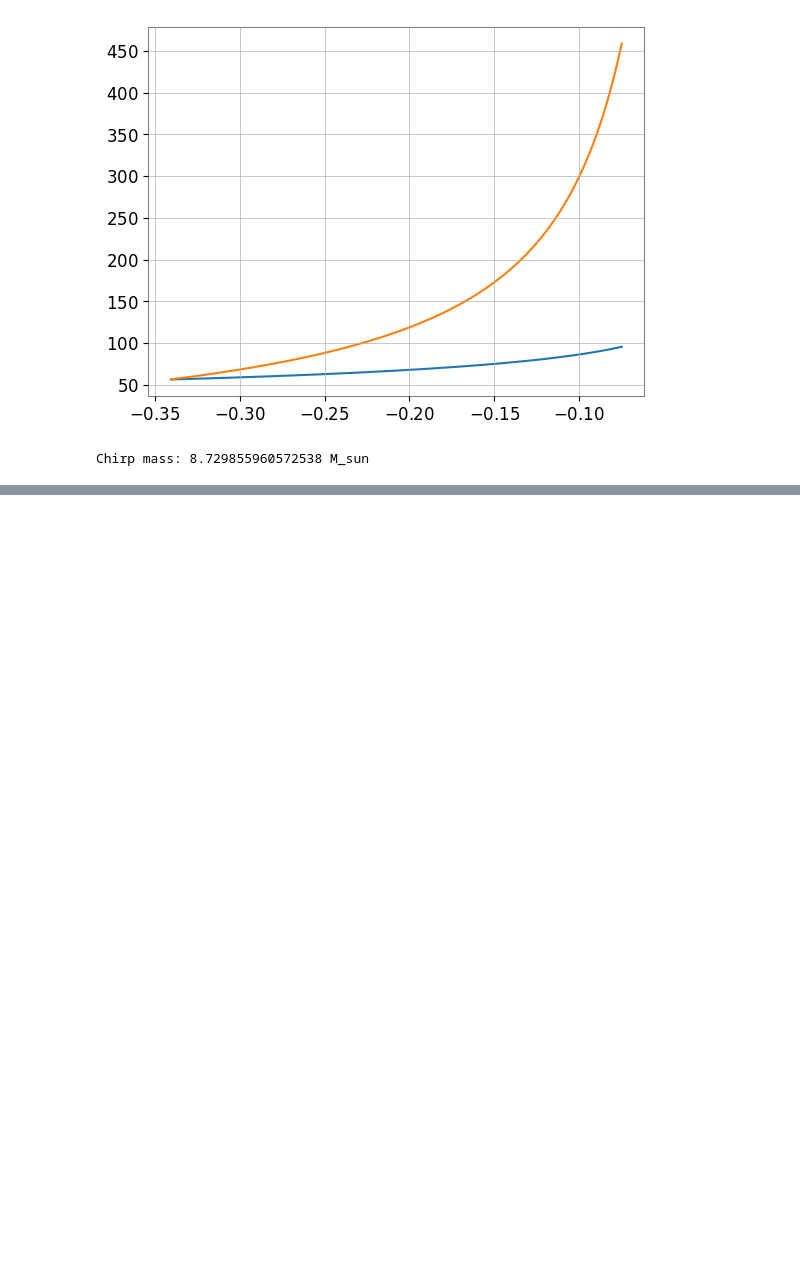
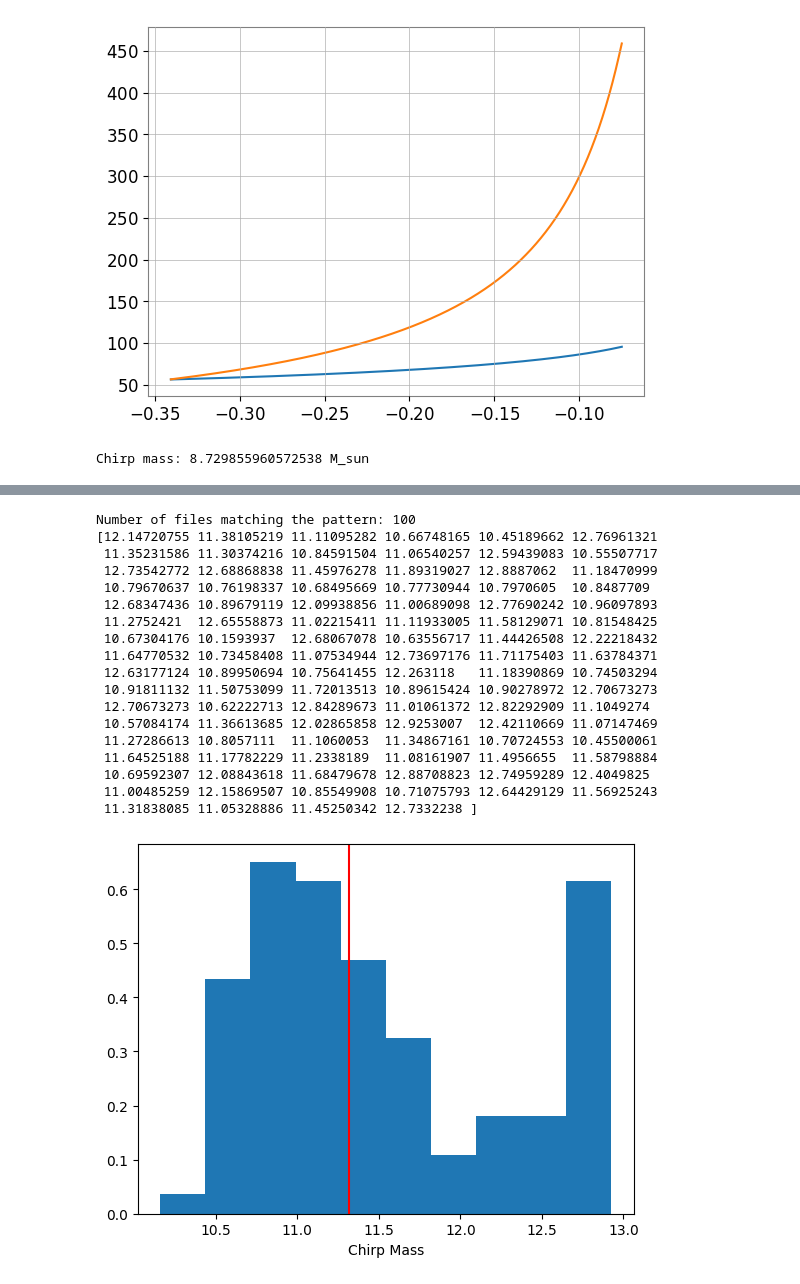
Before and after one commit to ratio999/LIZARD, a Jupyter notebook: Untitled.ipynb, the cells around one changed output, grey strips where cells are left out. Drawn from its saved outputs; the diff is of its cells as text; code cells hidden in the pictures; blank space fills up the shorter version.

```diff
--- a/Untitled.ipynb
+++ b/Untitled.ipynb
@@ -615,0 +793,38 @@ Chirp mass: 8.729855960572538 M_sun
+# %%
+pattern = "11.3"  # Replace with your desired pattern
+
+matched_data = load_files_with_pattern(folder_path, pattern)
+
+print(f"Number of files matching the pattern: {len(matched_data)}")
+arr = np.zeros((len(matched_data)))
+for i in range (0, len(matched_data)):
+    n = np.float64(matched_data[i])
+    arr[i] = n
+import matplotlib.pyplot as plt
+print(arr)
+plt.hist( arr, bins=10, density=True)
+plt.axvline(x=11.317, color='red')
+plt.xlabel('Chirp Mass')
+plt.show()
+std11 = np.std(arr)
+mean11 = np.mean(arr)
+# %% [output]
+Number of files matching the pattern: 100
+[12.14720755 11.38105219 11.11095282 10.66748165 10.45189662 12.76961321
+ 11.35231586 11.30374216 10.84591504 11.06540257 12.59439083 10.55507717
+ 12.73542772 12.68868838 11.45976278 11.89319027 12.8887062  11.18470999
+ 10.79670637 10.76198337 10.68495669 10.77730944 10.7970605  10.8487709
+ 12.68347436 10.89679119 12.09938856 11.00689098 12.77690242 10.96097893
+ 11.2752421  12.65558873 11.02215411 11.11933005 11.58129071 10.81548425
+ 10.67304176 10.1593937  12.68067078 10.63556717 11.44426508 12.22218432
+ 11.64770532 10.73458408 11.07534944 12.73697176 11.71175403 11.63784371
+ 12.63177124 10.89950694 10.75641455 12.263118   11.18390869 10.74503294
+ 10.91811132 11.50753099 11.72013513 10.89615424 10.90278972 12.70673273
+ 12.70673273 10.62222713 12.84289673 11.01061372 12.82292909 11.1049274
+ 10.57084174 11.36613685 12.02865858 12.9253007  12.42110669 11.07147469
+ 11.27286613 10.8057111  11.1060053  11.34867161 10.70724553 10.45500061
+ 11.64525188 11.17782229 11.2338189  11.08161907 11.4956655  11.58798884
+ 10.69592307 12.08843618 11.68479678 12.88708823 12.74959289 12.4049825
+ 11.00485259 12.15869507 10.85549908 10.71075793 12.64429129 11.56925243
+ 11.31838085 11.05328886 11.45250342 12.7332238 ]
+[figure, added]
```
Also changed, not shown: parts of 10 cells of this notebook, 1 other file.
